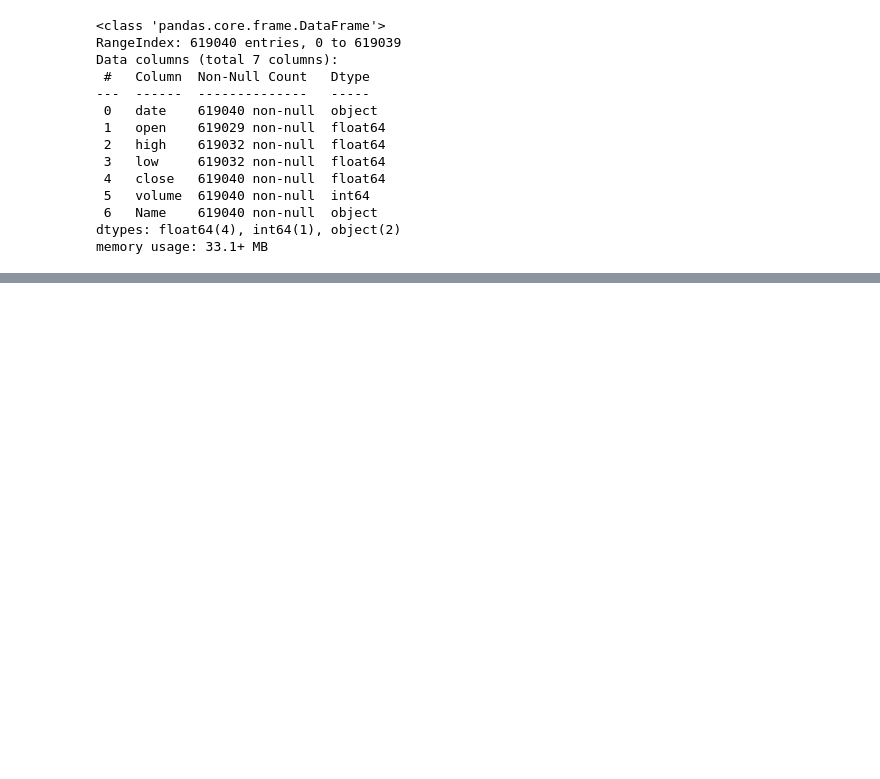
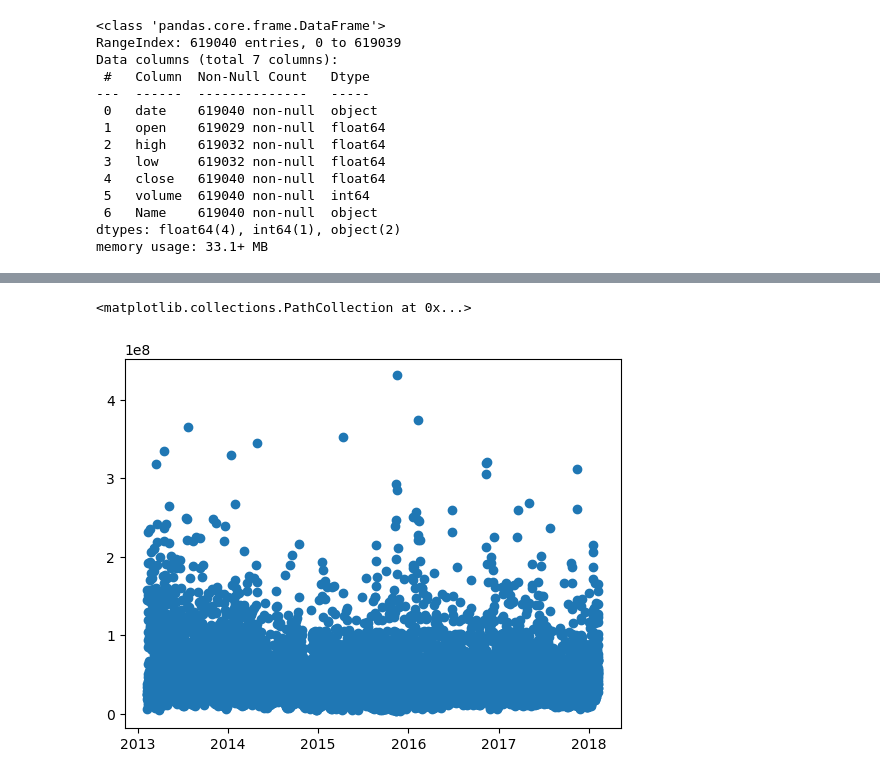
Before and after one commit to anushkathagle/StockPrice_Analysis_n_Prediction, a Jupyter notebook: Stock price prediction.ipynb, the cells around one changed output, grey strips where cells are left out. Saved outputs shown, nothing was run; the diff lists cells and outputs as text; code cells hidden in the pictures; blank space fills up the shorter version.

```diff
--- a/Stock price prediction.ipynb
+++ b/Stock price prediction.ipynb
@@ -212,0 +224,3 @@ array([[14.75],
+# %%
+data['date'] = pd.to_datetime(data['date'])
+data.info()
@@ -212,0 +248,5 @@ array([[14.75],
+# %%
+plt.scatter(x=data['date'],y=data['volume'])
+# %% [output]
+<matplotlib.collections.PathCollection at 0x...>
+[figure, added]
```
Also changed, not shown: parts of 59 cells of this notebook.
